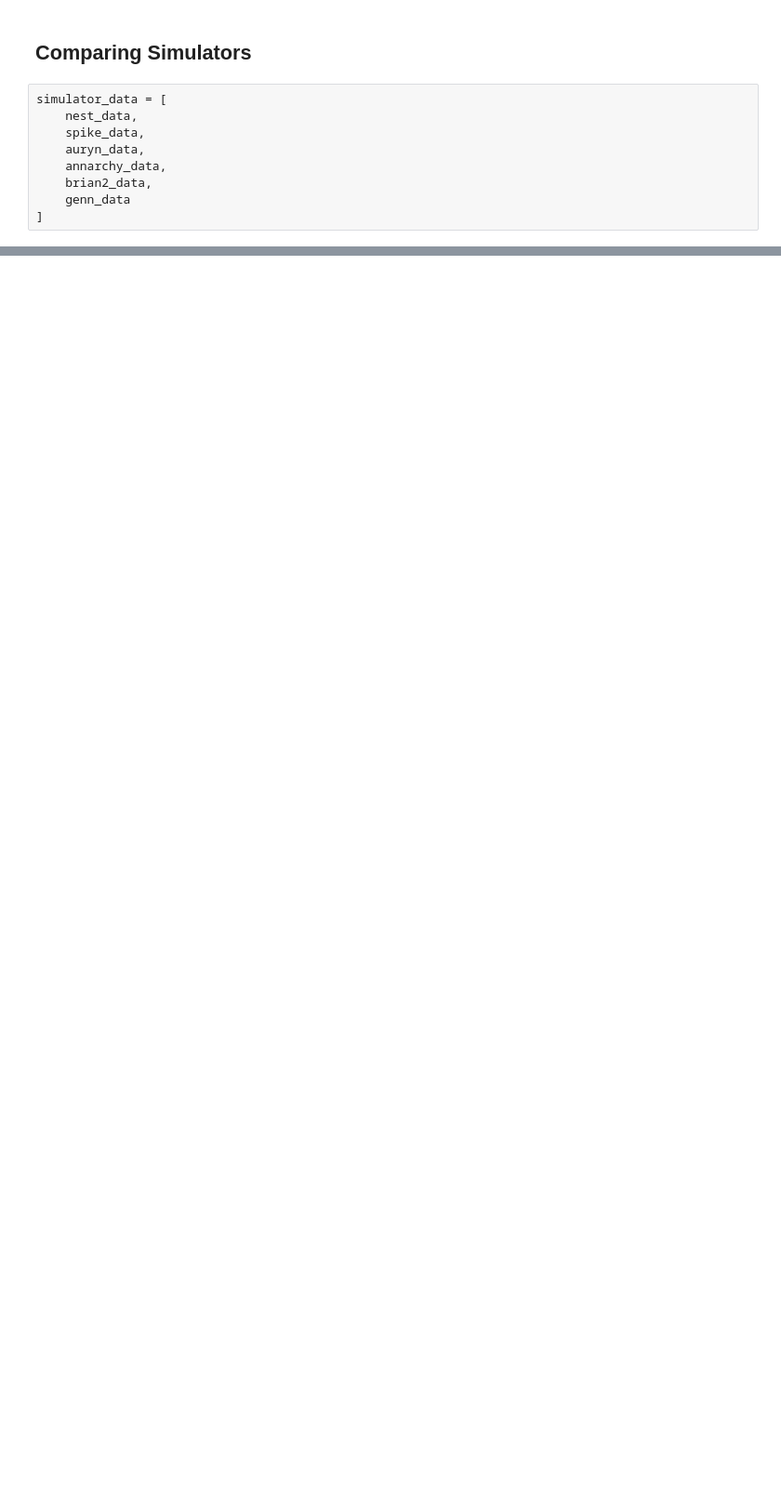
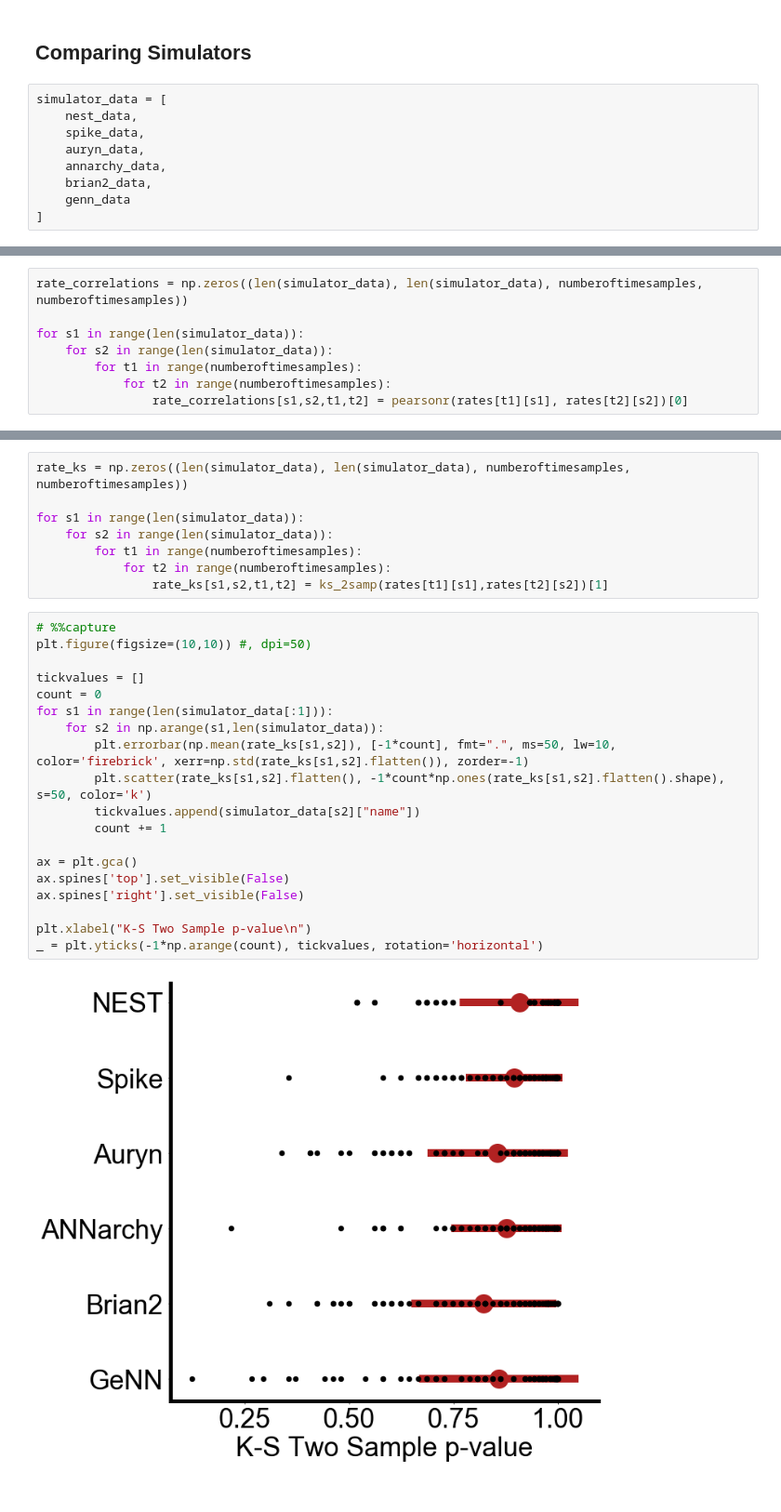
Before and after one commit to nasiryahm/SNNSimulatorComparison, a Jupyter notebook: Benchmarks/VogelsAbbott/_results/SimulatorComparisons.ipynb, the cells around one changed output, grey strips where cells are left out. Shown at 93% size. Cells and saved outputs as stored; diff of their text form; blank space fills up the shorter version.

```diff
--- a/Benchmarks/VogelsAbbott/_results/SimulatorComparisons.ipynb
+++ b/Benchmarks/VogelsAbbott/_results/SimulatorComparisons.ipynb
@@ -304,0 +223,8 @@ plt.title("Comparison of average firing rates and firing rate standard deviation
+# %%
+rate_correlations = np.zeros((len(simulator_data), len(simulator_data), numberoftimesamples, numberoftimesamples))
+
+for s1 in range(len(simulator_data)):
+    for s2 in range(len(simulator_data)):
+        for t1 in range(numberoftimesamples):
+            for t2 in range(numberoftimesamples):
+                rate_correlations[s1,s2,t1,t2] = pearsonr(rates[t1][s1], rates[t2][s2])[0]
@@ -304,0 +257,29 @@ plt.title("Comparison of average firing rates and firing rate standard deviation
+# %%
+rate_ks = np.zeros((len(simulator_data), len(simulator_data), numberoftimesamples, numberoftimesamples))
+
+for s1 in range(len(simulator_data)):
+    for s2 in range(len(simulator_data)):
+        for t1 in range(numberoftimesamples):
+            for t2 in range(numberoftimesamples):
+                rate_ks[s1,s2,t1,t2] = ks_2samp(rates[t1][s1],rates[t2][s2])[1]
+# %%
+# %%capture
+plt.figure(figsize=(10,10)) #, dpi=50)
+
+tickvalues = []
+count = 0
+for s1 in range(len(simulator_data[:1])):
+    for s2 in np.arange(s1,len(simulator_data)):
+        plt.errorbar(np.mean(rate_ks[s1,s2]), [-1*count], fmt=".", ms=50, lw=10, color='firebrick', xerr=np.std(rate_ks[s1,s2].flatten()), zorder=-1)
+        plt.scatter(rate_ks[s1,s2].flatten(), -1*count*np.ones(rate_ks[s1,s2].flatten().shape), s=50, color='k')
+        tickvalues.append(simulator_data[s2]["name"])
+        count += 1
+
+ax = plt.gca()
+ax.spines['top'].set_visible(False)
+ax.spines['right'].set_visible(False)
+
+plt.xlabel("K-S Two Sample p-value\n")
+_ = plt.yticks(-1*np.arange(count), tickvalues, rotation='horizontal')
+# %% [output]
+[figure, added]
```
Also changed, not shown: parts of 55 cells of this notebook.
